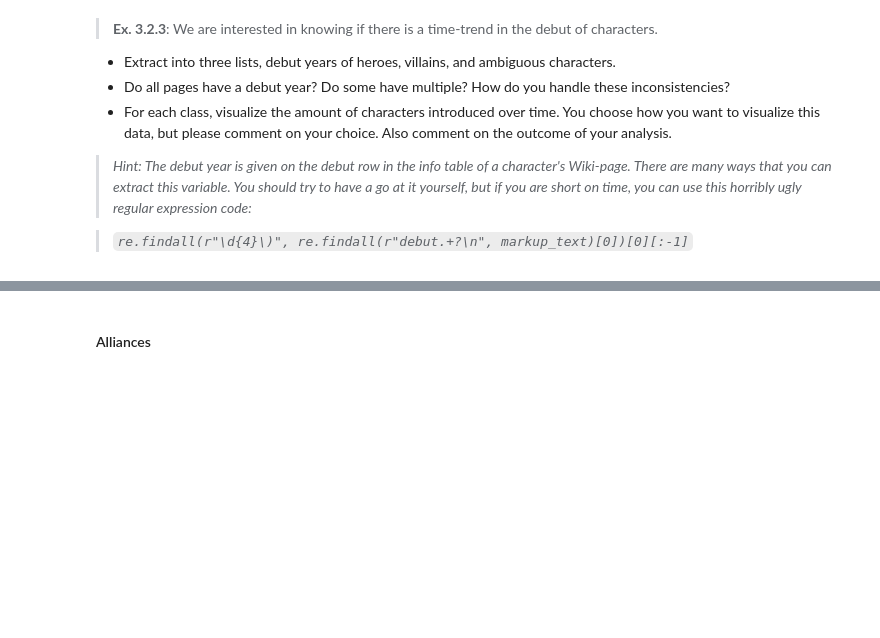
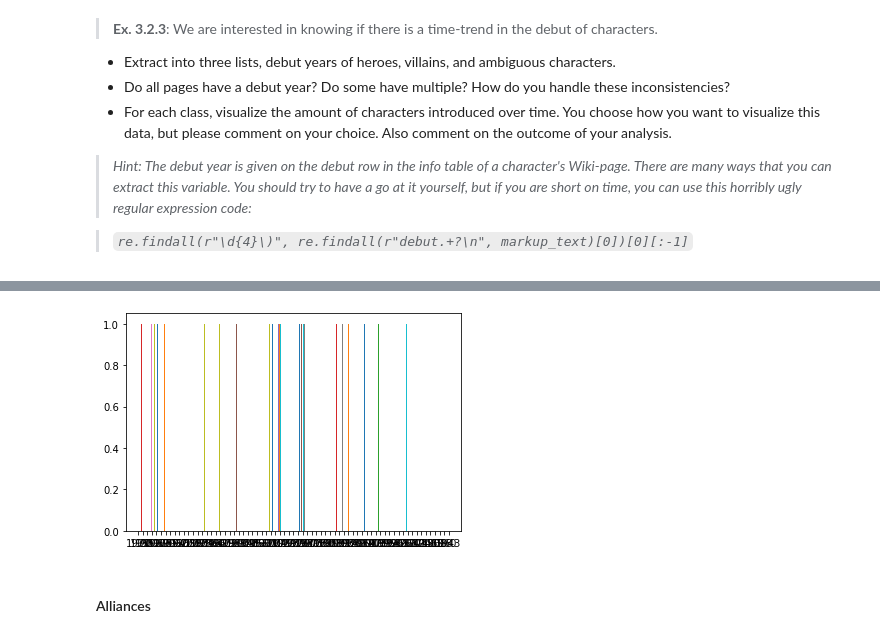
Before and after one commit to wsjung/caobd_f19, a Jupyter notebook: exercises/exercises_week3.ipynb, the cells around one changed output, grey strips where cells are left out. Saved outputs shown, nothing was run; the diff lists cells and outputs as text; code cells hidden in the pictures; blank space fills up the shorter version.

```diff
--- a/exercises/exercises_week3.ipynb
+++ b/exercises/exercises_week3.ipynb
@@ -462,3 +458,87 @@ the top 10 ambiguous characters with the longest wikipedia pages are:
 >*Hint: The debut year is given on the debut row in the info table of a character's Wiki-page. There are many ways that you can extract this variable. You should try to have a go at it yourself, but if you are short on time, you can use this horribly ugly regular expression code:*
 
 >*`re.findall(r"\d{4}\)", re.findall(r"debut.+?\n", markup_text)[0])[0][:-1]`*
+# %%
+dir_hero = 'heroes'
+dir_villain = 'villains'
+dir_ambiguous = 'ambiguous'
+
+def get_debut_heroes():
+    debut_years = []
+    for character in listdir(dir_hero + '/'):
+        with open(dir_hero + '/' + character, 'r') as f:
+            markup = f.read()
+            debut_line = re.findall(r"\|debut.*", markup)
+
+            if debut_line == []: # skip no debut lines
+                continue
+            debut_line = debut_line[0]
+            debut_year = re.findall(r"\d{4}", debut_line)
+
+            if debut_year == []: # skip no debut years
+                continue
+
+            debut_year = debut_year[0]
+            debut_years.append(debut_year)
+
+
+    return debut_years
+
+def get_debut_villains():
+    debut_years = []
+    for character in listdir(dir_villain + '/'):
+        with open(dir_villain + '/' + character, 'r') as f:
+            markup = f.read()
+            debut_line = re.findall(r"\|debut.*", markup)
+
+            if debut_line == []: # skip no debut lines
+                continue
+            debut_line = debut_line[0]
+            debut_year = re.findall(r"\d{4}", debut_line)
+
+            if debut_year == []: # skip no debut years
+                continue
+
+            debut_year = debut_year[0]
+            debut_years.append(debut_year)
+
+
+    return debut_years
+
+def get_debut_ambiguous():
+    debut_years = []
+    for character in listdir(dir_ambiguous + '/'):
+        with open(dir_ambiguous + '/' + character, 'r') as f:
+            markup = f.read()
+            debut_line = re.findall(r"\|debut.*", markup)
+
+            if debut_line == []: # skip no debut lines
+                continue
+            debut_line = debut_line[0]
+            debut_year = re.findall(r"\d{4}", debut_line)
+
+            if debut_year == []: # skip no debut years
+                continue
+
+            debut_year = debut_year[0]
+            debut_years.append(debut_year)
+
+
+    return debut_years
+
+def get_debut_years():
+    debut_heroes = get_debut_heroes()
+    debut_villains = get_debut_villains()
+    debut_ambiguous = get_debut_ambiguous()
+
+    return debut_heroes, debut_villains, debut_ambiguous
+
+hero_debut, villain_debut, ambiguous_debut = get_debut_years()
+
+print(np.max(np.array(hero_debut, dtype=np.int)))
+print(np.min(np.array(hero_debut, dtype=np.int)))
+
+plt.figure()
+plt.hist(hero_debut)
+plt.show
+# %% [output]
@@ -465,3 +548,4 @@ the top 10 ambiguous characters with the longest wikipedia pages are:
+[figure, added]
 # %% [markdown]
 #### Alliances
 # %% [markdown]
```
Also changed, not shown: parts of 5 cells of this notebook, 1 other file.
